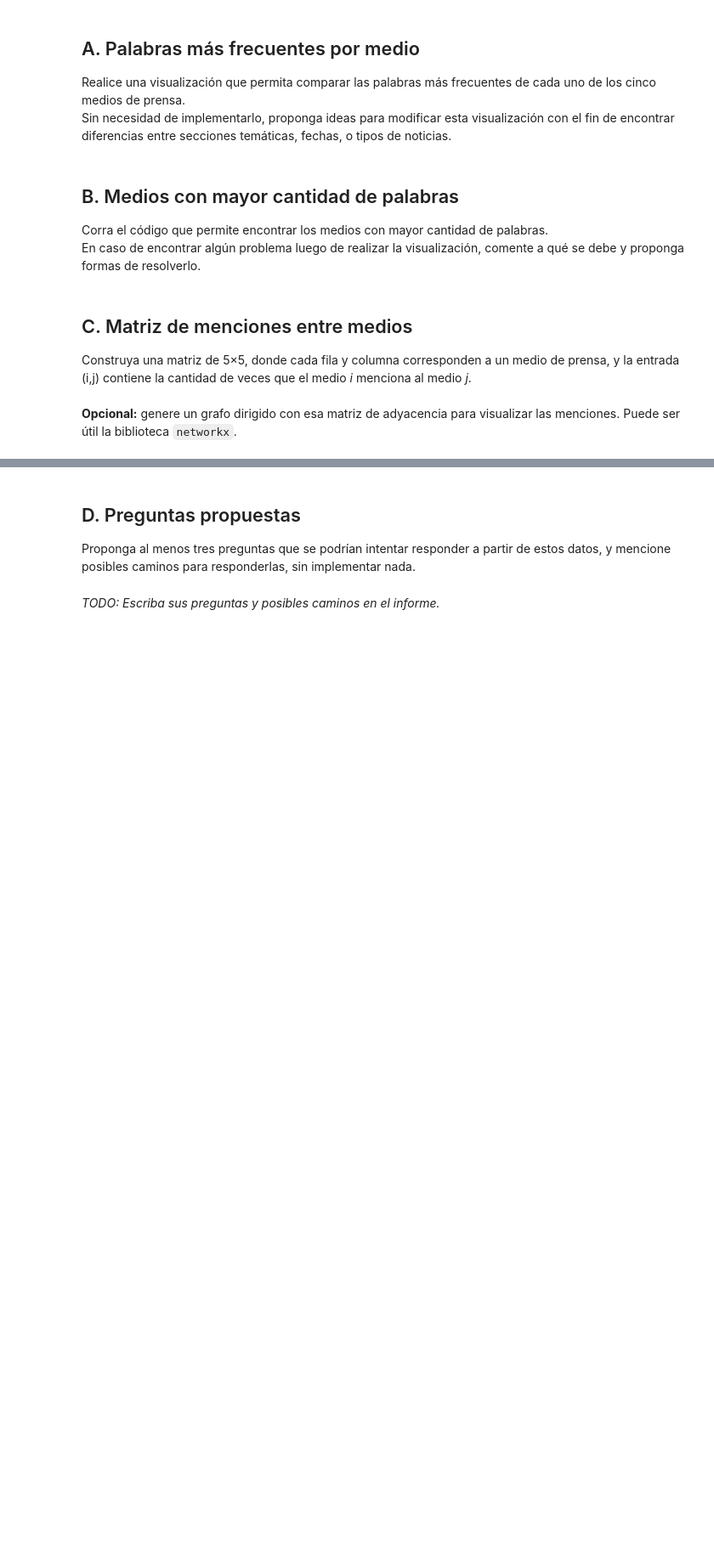
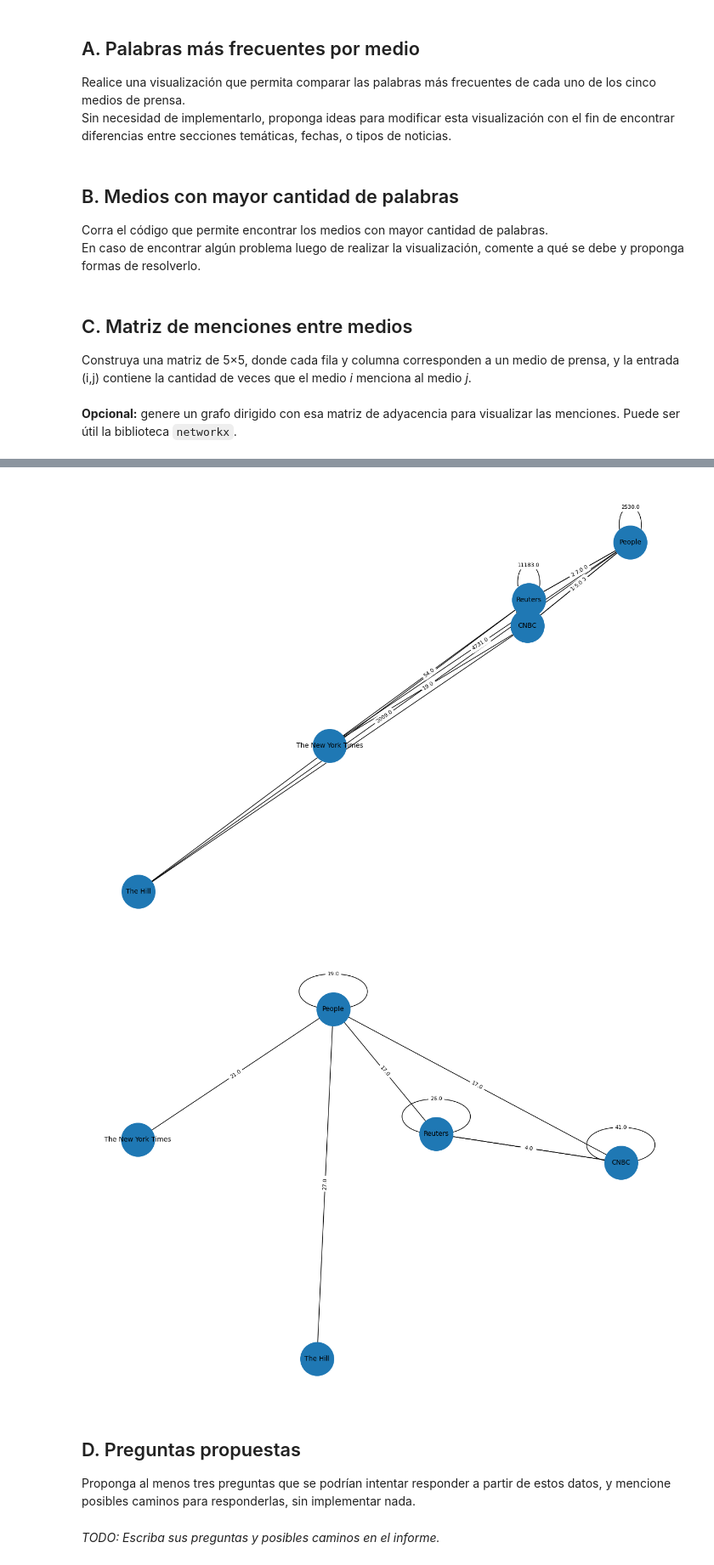
Before and after one commit to SQuincke/intro-cd-tarea-1, a Jupyter notebook: 2026_template_tarea1.ipynb, the cells around one changed output, grey strips where cells are left out. Shown at 85% size. Cells and saved outputs as stored; diff of their text form; code cells hidden in the pictures; blank space fills up the shorter version.

```diff
--- a/2026_template_tarea1.ipynb
+++ b/2026_template_tarea1.ipynb
@@ -531,6 +585,60 @@ Construya una matriz de 5×5, donde cada fila y columna corresponden a un medio
 # %%
 # Opcional: Genere un grafo dirigido con la matriz de adyacencia para visualizar las menciones.
 # Puede ser útil la biblioteca networkx.
+#https://networkx.org/documentation/stable/reference/drawing.html
+def make_grapph(mat):
+    G = nx.DiGraph()
+    for pub in pubs:
+        G.add_node(pub)
+
+    # aristas
+    for i, origen in enumerate(pubs):
+        for j, destino in enumerate(pubs):
+
+            peso = mat[i, j]
+
+            # solo conexiones con menciones
+            if peso > 0:
+                G.add_edge(origen, destino, weight=peso)
+
+    plt.figure(figsize=(16, 12))
+
+    pos = nx.spring_layout(G, seed=42)
+
+    nx.draw_networkx_nodes(
+        G,
+        pos,
+        node_size=2500
+    )
+
+    nx.draw_networkx_labels(
+        G,
+        pos,
+        font_size=10
+    )
+
+    nx.draw_networkx_edges(
+        G,
+        pos,
+        arrows=True,
+        arrowstyle='->',
+        arrowsize=20
+    )
+    edge_labels = nx.get_edge_attributes(G, 'weight')
+    nx.draw_networkx_edge_labels(
+        G,
+        pos,
+        edge_labels=edge_labels,
+        font_size=8
+    )
+
+    plt.axis('off')
+    plt.show()
+make_grapph(articulos_nombrar2)
+make_grapph(titus_nombran2)
+# %% [output]
+[figure, added]
+[figure, added]
 # %% [markdown]
 ## D. Preguntas propuestas
 Proponga al menos tres preguntas que se podrían intentar responder a partir de estos datos, y mencione posibles caminos para responderlas, sin implementar nada.
```
Also changed, not shown: parts of 1 cell of this notebook.
